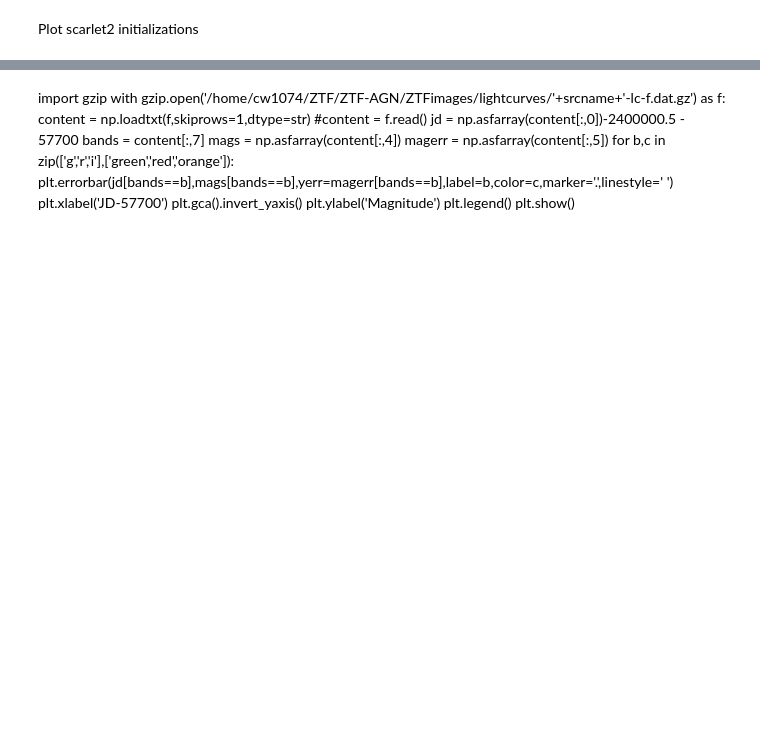
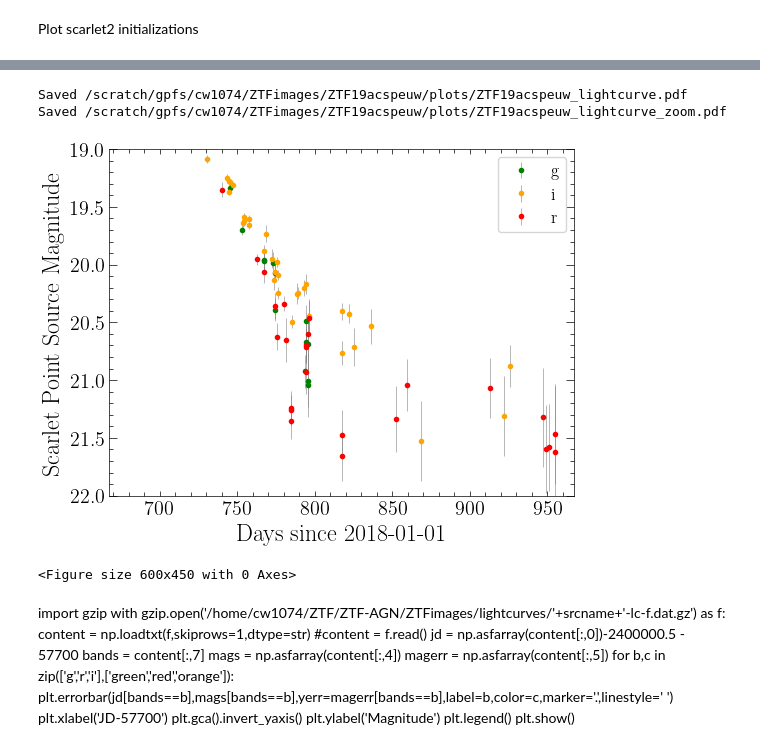
Before and after one commit to charlotteaward/TimeDomainScarlet2, a Jupyter notebook: notebooks/ZTF_TDE_example.ipynb, the cells around one changed output, grey strips where cells are left out. Drawn from its saved outputs; the diff is of its cells as text; code cells hidden in the pictures; blank space fills up the shorter version.

```diff
--- a/notebooks/ZTF_TDE_example.ipynb
+++ b/notebooks/ZTF_TDE_example.ipynb
@@ -110,12 +109,12 @@ srcs = coords[:,0]
 ras = coords[:,1]
 decs = coords[:,2]
 mjdstarts = coords[:,3]
-
+print(srcs)
 #Model the 2nd TDE in the list
-srcname = srcs[1]
-ra = float(ras[1])
-dec = float(decs[1])
-mjdstart = float(mjdstarts[1])-2400000.5
+srcname = srcs[5]
+ra = float(ras[5])
+dec = float(decs[5])
+mjdstart = float(mjdstarts[5])-2400000.5
 
 coord_transient = SkyCoord(ra*u.deg, dec*u.deg, frame='icrs')
 
@@ -166,7 +171,7 @@ times=[]
 zps =[]
 maglims =[]
 for band in bandall:
-    images = glob.glob(imagedir+'/ztf_*_z'+band+'*sciimg.resamp.cutout.fits')
+    images = glob.glob(imagedir+'/ztf_*_z'+band+'*sciimg.resamp.cutout.fits')[:40]
 
     weights = [im.rstrip('resamp.cutout.fits')+'.resamp.weigh.cutout.fits' for im in images]
     psfs = [im.rstrip('resamp.cutout.fits')+'daopsfcent.resamp.fits' for im in images]
@@ -174,17 +179,21 @@ for band in bandall:
     for ind,(img,weight,psf) in enumerate(zip(images,weights,psfs)):
         #Use astropy fits to read in the image file
         obs_hdu = fits.open(img)
-        data_ztf = obs_hdu[0].data.byteswap().newbyteorder()
-        w = WCS(obs_hdu[0].header)
-        N1, N2 = data_ztf.shape
-        data_ztf = data_ztf.reshape(1, N1, N2)
-        data_ztf[np.isnan(data_ztf)] = 0
         #Read in the original image to get some metadata
         orig = img.rstrip('resamp.cutout.fits')+'.fits'
         try:
             orig_hdu = fits.open(orig)
         except FileNotFoundError:
             continue
+        data_ztf = obs_hdu[0].data.byteswap().newbyteorder()
+        w = WCS(obs_hdu[0].header)
+        zp = orig_hdu[0].header['MAGZP']
+        N1, N2 = data_ztf.shape
+        data_ztf = data_ztf.reshape(1, N1, N2)
+        #print('fac',10**((26-zp)/2.5))
+        data_ztf = data_ztf*10**((26-zp)/2.5)
+        data_ztf[np.isnan(data_ztf)] = 0
+
         maglim = orig_hdu[0].header['MAGLIM']
 
         if orig_hdu[0].header['OBSMJD'] > mjdstart+800 or orig_hdu[0].header['OBSMJD'] < mjdstart-200:
@@ -195,7 +204,7 @@ for band in bandall:
             weight_hdu = fits.open(weight)
         except FileNotFoundError:
             continue
-        weight_ztf = weight_hdu[0].data.byteswap().newbyteorder()
+        weight_ztf = weight_hdu[0].data.byteswap().newbyteorder()*10**((26-zp)/2.5)
 
         Nw1, Nw2 = weight_ztf.shape
         weight_ztf = weight_ztf.reshape(1, Nw1, Nw2)
@@ -208,7 +217,7 @@ for band in bandall:
             #print('Poor image, skipping')
             continue
         times.append(orig_hdu[0].header['OBSMJD'])
-        zps.append(orig_hdu[0].header['MAGZP'])
+        zps.append(zp)
         orig_hdu.close()
         #Create a unique channel identifier which contains information about the band and the image index
         channel = [band+str(ind)]
@@ -331,18 +339,18 @@ with scarlet2.Scene(model_frame_sc2) as scene:
                     morph_init = morph_init[excess:-excess,excess:-excess]
                 else:
                     padsize=[int((30-morph_init.shape[0])/2),int((30-morph_init.shape[1])/2)]
-                    morph_init = np.pad(morph_init,(padsize[0], padsize[1]), 'edge') + 1e-12
-                morph_init = morph_init/np.sum(morph_init)+1e-12
+                    morph_init = np.pad(morph_init-np.min(morph_init),(padsize[0], padsize[1]), 'constant')# + 1e-12
+                morph_init = morph_init/np.max(morph_init)+1e-12
             except ValueError:
                 print('Initializing as point source')
-                morph_init = morph_init/np.sum(morph_init)+1e-12
+                morph_init = morph_init/np.max(morph_init)+1e-12
                 if morph_init.shape[0]>30:
                     excess = morph_init.shape[0]-30
                     morph_init = morph_init[excess:-excess,excess:-excess]
                 else:
                     padsize=[int((30-morph_init.shape[0])/2),int((30-morph_init.shape[1])/2)]
                     morph_init = np.pad(observations_sc2[0].frame.psf()[0,:,:]-np.min(observations_sc2[0].frame.psf()),(padsize[0], padsize[1]), 'edge')
-                morph_init = morph_init/np.sum(morph_init)+1e-12
+                morph_init = morph_init/np.max(morph_init)+1e-12
 
             morph_init = jnp.asarray(morph_init)
 
@@ -358,7 +366,7 @@ with scarlet2.Scene(model_frame_sc2) as scene:
                 morph_init = initialization.adaptive_gaussian_morph(observations_sc2[0], center)
             except ValueError:
                 print('Initializing as point source')
-                morph_init = np.pad(observations_sc2[0].frame.psf()[0,:,:]-np.min(observations_sc2[0].frame.psf()),(5, 5), 'edge')
+                morph_init = np.pad(observations_sc2[0].frame.psf()[0,:,:]-np.min(observations_sc2[0].frame.psf()),(5, 5), 'constant')
             morph_init = morph_init/np.sum(morph_init)+1e-12
             morph_init = jnp.asarray(morph_init)
 
@@ -472,29 +513,34 @@ plt.clf()
 # %%
 indgal=indtransient+1
 zps = np.asfarray(zps)
 flux = scene_.sources[indtransient].spectrum.data * np.sum(scene_.sources[indtransient].morphology(),axis=(-2,-1))
 fluxgal = scene_.sources[indgal].spectrum.data * np.sum(scene_.sources[indgal].morphology(),axis=(-2,-1))
 times=np.asfarray(times)
 timesz = ['2018-01-01T00:00:00']
 t = Time(timesz, format='isot', scale='utc')
 now = t[0]
 
 for bind,(b,c,background) in enumerate(zip(['g','i','r'],['green','orange','red'],bgsinglearr)):
-    mags = zps[epochs==b]-2.5*np.log10(flux[epochs==b])
+    mags = 26-2.5*np.log10(flux[epochs==b])
     plt.errorbar(times[epochs==b][mags<22]-now.mjd,mags[mags<22],yerr = 1.0857*bgsinglearr[epochs==b][mags<22][:,0]*3/flux[epochs==b][mags<22],label=b,color=c,marker='.',linestyle=' ',ecolor='grey',elinewidth=0.4,capthick=0.4)
 
 plt.xlabel('Days since 2018-01-01')
 plt.gca().invert_yaxis()
 plt.ylim((22,19))
-plt.xlim((500,850))
+#plt.xlim((500,850))
 plt.ylabel('Scarlet Point Source Magnitude')
 plt.legend(frameon=True)
 
 
 plt.savefig(plotdir+'/'+srcname+'_lightcurve.pdf')
 print('Saved',plotdir+'/'+srcname+'_lightcurve.pdf')
 plt.xlim((mjdstart-now.mjd,mjdstart-now.mjd+300))
 plt.savefig(plotdir+'/'+srcname+'_lightcurve_zoom.pdf')
 print('Saved',plotdir+'/'+srcname+'_lightcurve_zoom.pdf')
 plt.show()
 plt.clf()
+# %% [output]
+Saved /scratch/gpfs/cw1074/ZTFimages/ZTF19acspeuw/plots/ZTF19acspeuw_lightcurve.pdf
+Saved /scratch/gpfs/cw1074/ZTFimages/ZTF19acspeuw/plots/ZTF19acspeuw_lightcurve_zoom.pdf
+[figure, added]
+<Figure size 600x450 with 0 Axes>
```
Also changed, not shown: parts of 24 cells of this notebook, 1 other file.
